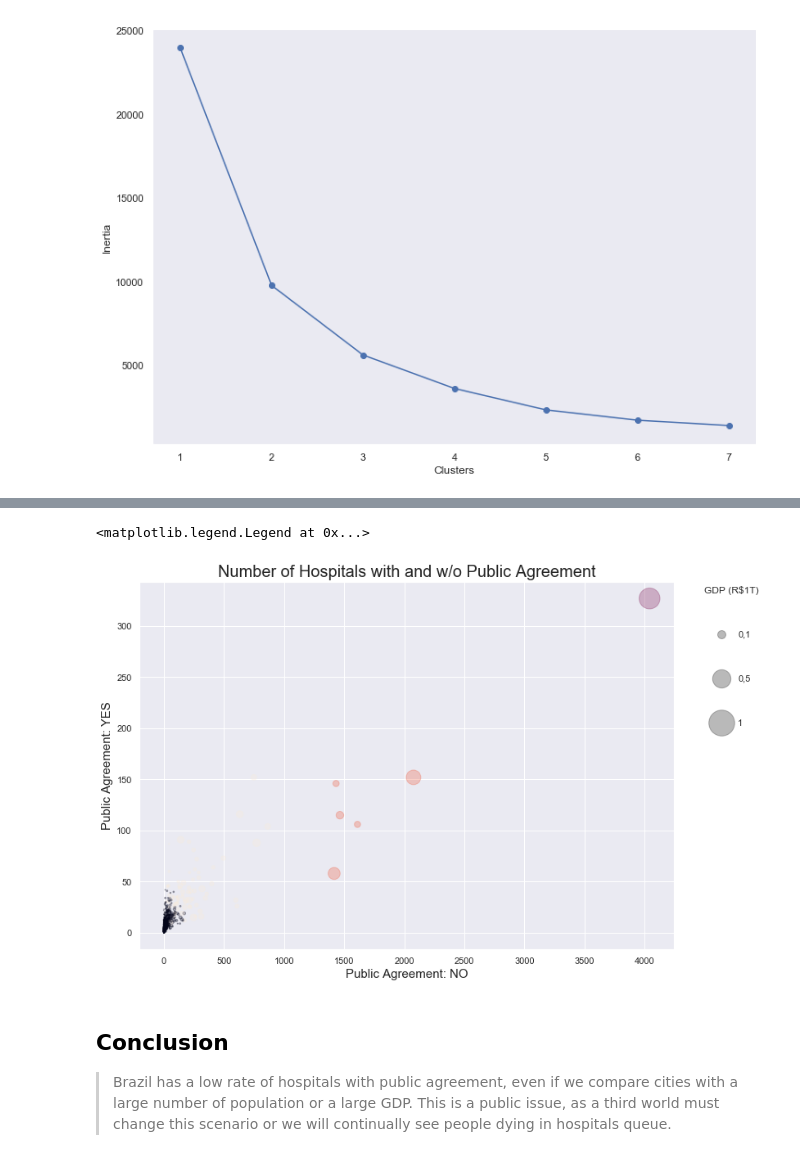
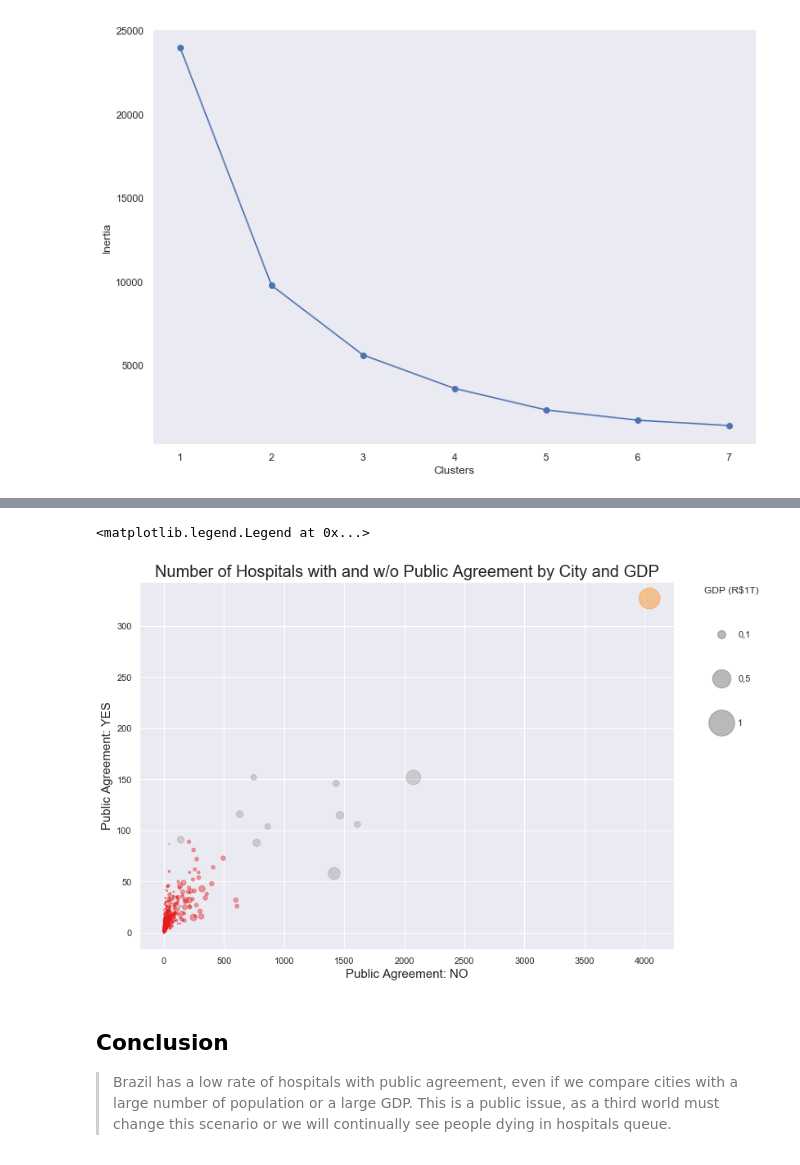
Before and after one commit to tbuzze/hospitalsbrazil2018, a Jupyter notebook: Hospital_Brazil.ipynb, the cells around one changed output, grey strips where cells are left out. Saved outputs shown, nothing was run; the diff lists cells and outputs as text; code cells hidden in the pictures.

```diff
--- a/Hospital_Brazil.ipynb
+++ b/Hospital_Brazil.ipynb
@@ -915,8 +915,8 @@ plt.show()
 # %% [output]
 [figure]
 # %%
-#-- plotting graph with 4 clusters
-estimator = KMeans(n_clusters=4)
+#-- plotting graph with 3 clusters
+estimator = KMeans(n_clusters=3)
 estimator.fit(X_scaled)
 labels = estimator.labels_
 
@@ -925,6 +925,6 @@ plt.scatter(x=X_scaled[:,0],
             c=labels.astype(np.float),
             cmap='rainbow',
             edgecolor='k')
-plt.title('Num clusters: {}'.format(4))
+plt.title('Num clusters: {}'.format(3))
 plt.show()
 # %% [output]
@@ -945,16 +945,16 @@ plt.legend((lo, li, ut), ('100', '500', '1000'),scatterpoints=1, frameon=False,
 # %%
 #-- ploting bubble graphic with no standardized data
-plt.scatter(x='CONVÊNIO SUS?: NÃO', y='CONVÊNIO SUS?: SIM', s='GDP (1000000000)', c=estimator.labels_, alpha=0.3, data=db_pib_gsus_merge)
+plt.scatter(x='CONVÊNIO SUS?: NÃO', y='CONVÊNIO SUS?: SIM', s='GDP (1000000000)', cmap='Set1', c=estimator.labels_, alpha=0.4, data=db_pib_gsus_merge)
 plt.xlabel('Public Agreement: NO', fontsize=15)
 plt.ylabel('Public Agreement: YES', fontsize=15)
-plt.title('Number of Hospitals with and w/o Public Agreement', fontsize=20)
+plt.title('Number of Hospitals with and w/o Public Agreement by City and GDP', fontsize=20)
 lo = plt.scatter([],[], c='k', alpha=0.3, s=100, label=str(100))
 li = plt.scatter([],[], c='k', alpha=0.3, s=500, label=str(500))
 ut = plt.scatter([],[], c='k', alpha=0.3, s=1000, label=str(1000))
 plt.legend((lo, li, ut), ('0,1', '0,5', '1'),scatterpoints=1, frameon=False, labelspacing=4, title='GDP (R$1T)', bbox_to_anchor=(1.05, 1), loc=2, borderaxespad=0.)
 # %% [output]
 <matplotlib.legend.Legend at 0x...>
-[figure, old version]
+[figure, new version]
 # %% [markdown]
 ## Conclusion
 
```
Also changed, not shown: parts of 14 cells of this notebook, 1 other file.
